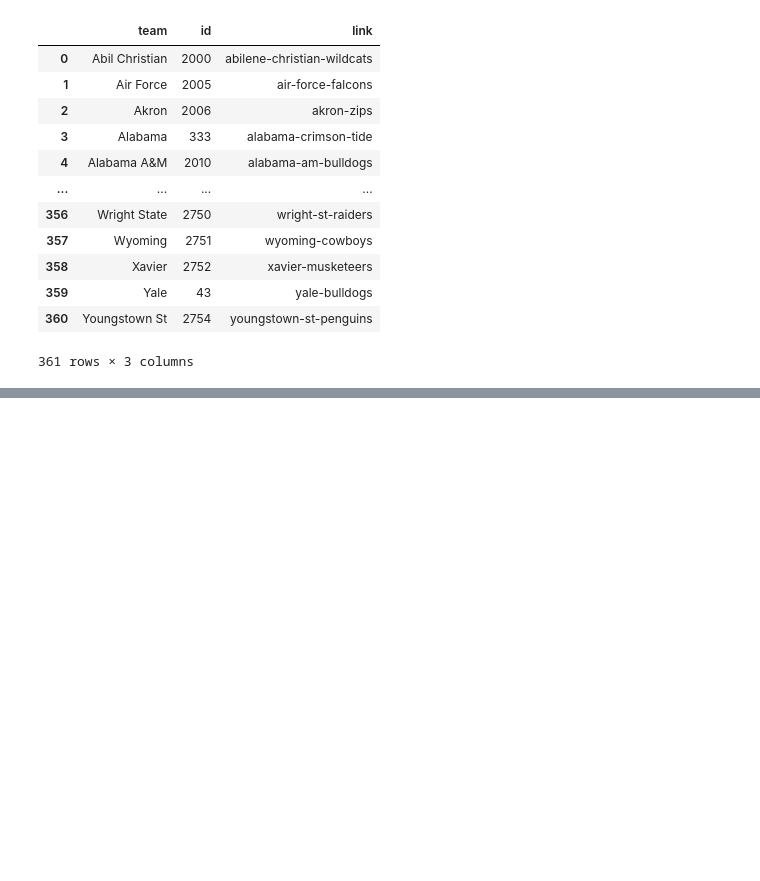
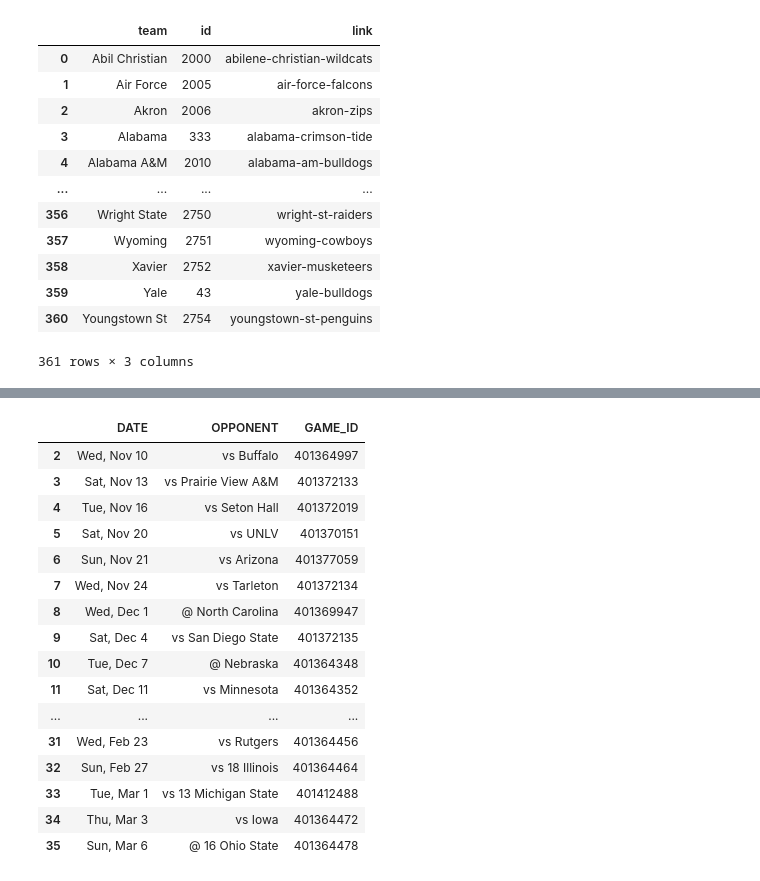
Before and after one commit to fmathews11/College_Basketball_Functions, a Jupyter notebook: Getting_Schedules.ipynb, the cells around one changed output, grey strips where cells are left out. Saved outputs shown, nothing was run; the diff lists cells and outputs as text; code cells hidden in the pictures; blank space fills up the shorter version.

```diff
--- a/Getting_Schedules.ipynb
+++ b/Getting_Schedules.ipynb
@@ -113,0 +128,20 @@ dfs[0]
+# %%
+df
+# %% [output]
+|  | DATE | OPPONENT | GAME_ID |
+| 2 | Wed, Nov 10 | vs Buffalo | 401364997 |
+| 3 | Sat, Nov 13 | vs Prairie View A&M | 401372133 |
+| 4 | Tue, Nov 16 | vs Seton Hall | 401372019 |
+| 5 | Sat, Nov 20 | vs UNLV | 401370151 |
+| 6 | Sun, Nov 21 | vs Arizona | 401377059 |
+| 7 | Wed, Nov 24 | vs Tarleton | 401372134 |
+| 8 | Wed, Dec 1 | @ North Carolina | 401369947 |
+| 9 | Sat, Dec 4 | vs San Diego State | 401372135 |
+| 10 | Tue, Dec 7 | @ Nebraska | 401364348 |
+| 11 | Sat, Dec 11 | vs Minnesota | 401364352 |
+| ... | ... | ... | ... |
+| 31 | Wed, Feb 23 | vs Rutgers | 401364456 |
+| 32 | Sun, Feb 27 | vs 18 Illinois | 401364464 |
+| 33 | Tue, Mar 1 | vs 13 Michigan State | 401412488 |
+| 34 | Thu, Mar 3 | vs Iowa | 401364472 |
+| 35 | Sun, Mar 6 | @ 16 Ohio State | 401364478 |
```
Also changed, not shown: parts of 7 cells of this notebook.
